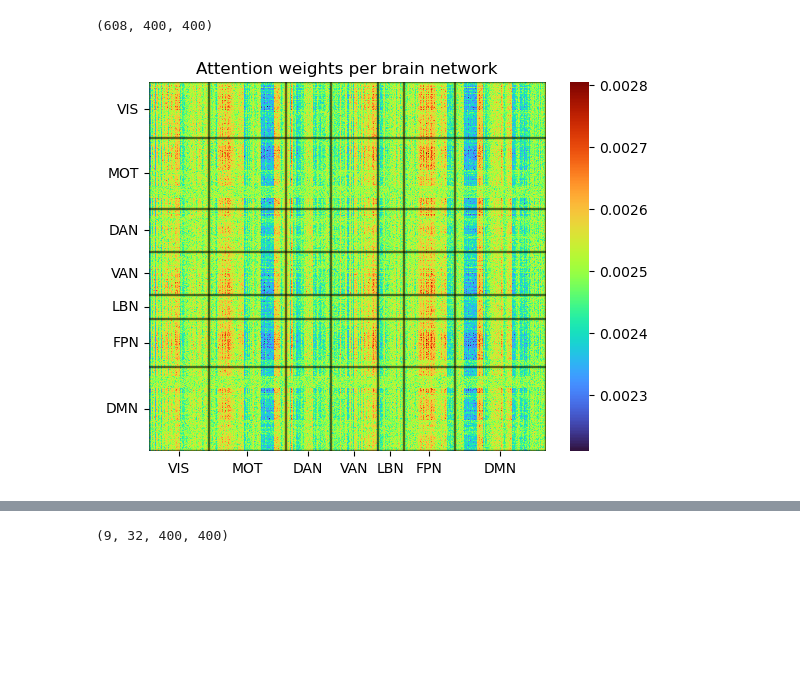
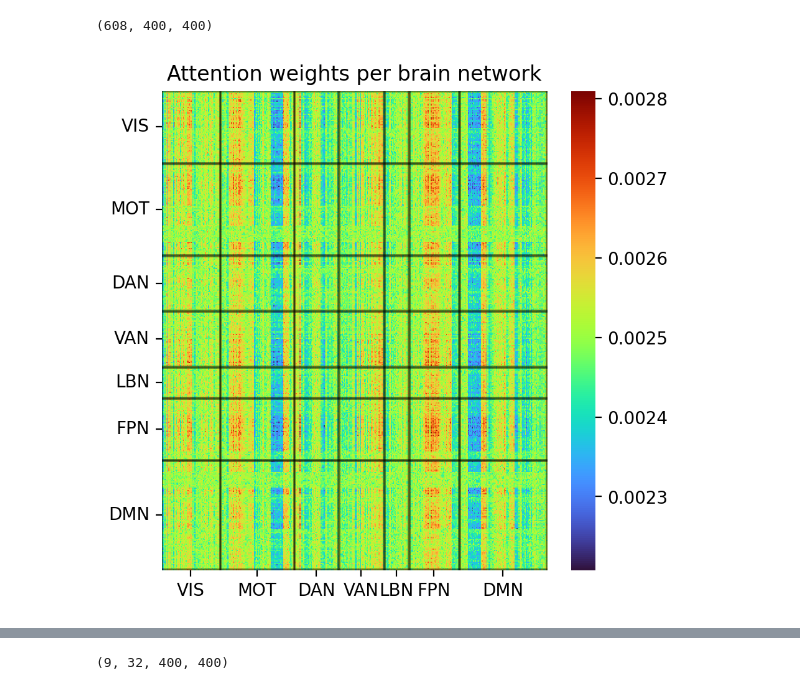
Before and after one commit to C-Achard/MIPLab-TeamCEE-DeepLearningforBiomed, a Jupyter notebook: notebooks/interpretability-att.ipynb, the cells around one changed output, grey strips where cells are left out. Drawn from its saved outputs; the diff is of its cells as text; code cells hidden in the pictures; blank space fills up the shorter version.

```diff
--- a/notebooks/interpretability-att.ipynb
+++ b/notebooks/interpretability-att.ipynb
@@ -63,30 +63,31 @@ att_weights.shape
 # %% [output]
 (608, 400, 400)
 # %%
+plt.figure(figsize=(5, 5), dpi=200)
 sns.heatmap(att_weights.mean(axis=0), cmap="turbo")
 # add xticks in the middle of networks indicated by network_ids_for_plot
 xticks = []
 for k, v in networks_ids_for_plot.items():
     xticks.append(np.mean(v))
 yticks = xticks
 # add network name on the xticks
 xticklabels = list(networks_ids_for_plot.keys())
 yticklabels = xticklabels
 # add vlines to separate networks
 lw = 1
 alpha = 0.5
 for v in networks_ids_for_plot.values():
     plt.axvline(v[0], color="black", linewidth=lw, alpha=alpha)
     plt.axhline(v[0], color="black", linewidth=lw, alpha=alpha)
     plt.axvline(v[1], color="black", linewidth=lw, alpha=alpha)
     plt.axhline(v[1], color="black", linewidth=lw, alpha=alpha)
 
 plt.xticks(ticks=xticks, labels=xticklabels, rotation=0)
 plt.yticks(ticks=yticks, labels=yticklabels, rotation=0)
 plt.title("Attention weights per brain network")
 plt.show()
 # %% [output]
-[figure, old version]
+[figure, new version]
 # %%
 def network_mean(matrix, network_ids=networks_ids_for_plot):
     mean_matrix = np.zeros_like(matrix)
```
Also changed, not shown: parts of 7 cells of this notebook, 2 other files.
